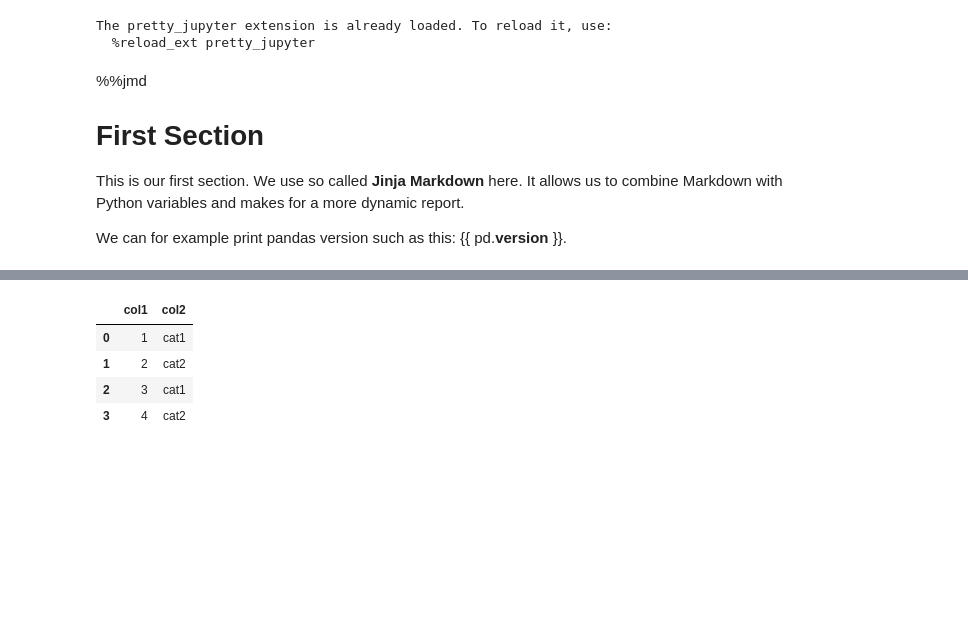
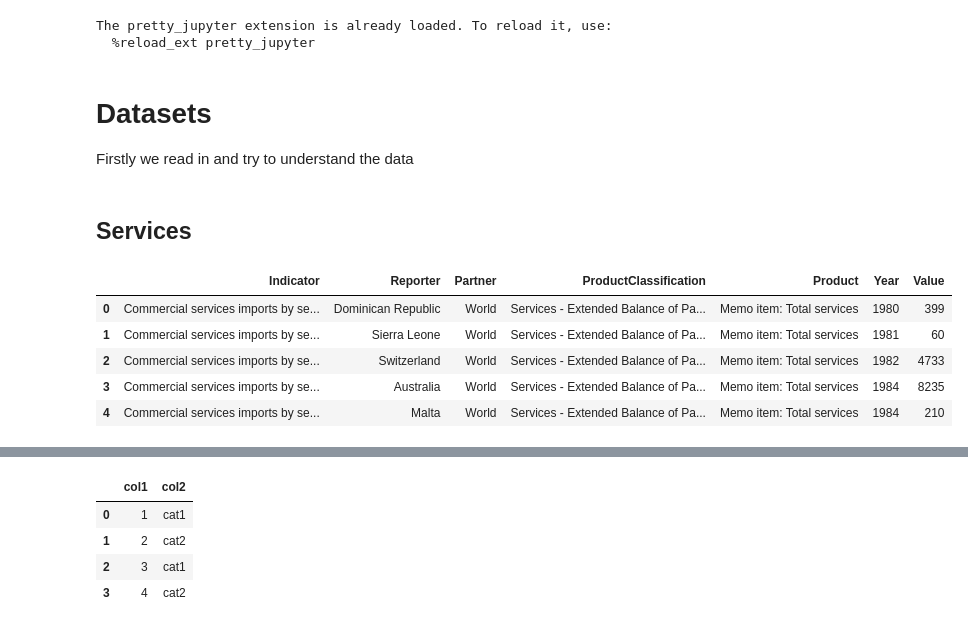
Before and after one commit to gc79mh/DataVis, a Jupyter notebook: Task3/main_PJ.ipynb, the cells around one changed output, grey strips where cells are left out. Drawn from its saved outputs; the diff is of its cells as text; code cells hidden in the pictures; blank space fills up the shorter version.

```diff
--- a/Task3/main_PJ.ipynb
+++ b/Task3/main_PJ.ipynb
@@ -16,10 +32,0 @@ import pandas as pd
-# %% [markdown]
-%%jmd
-
-# First Section
-
-This is our first section. We use so called **Jinja Markdown** here.
-It allows us to combine Markdown with Python variables and makes
-for a more dynamic report.
-
-We can for example print pandas version such as this: {{ pd.__version__ }}.
@@ -25,0 +40,7 @@ We can for example print pandas version such as this: {{ pd.__version__ }}.
+# %% [markdown]
+<!-- %%jmd -->
+
+# Datasets
+[//]: # (-.- .tabset .tabset-pills)
+
+Firstly we read in and try to understand the data
@@ -25,0 +50,12 @@ We can for example print pandas version such as this: {{ pd.__version__ }}.
+# %% [markdown]
+## Services
+# %%
+services.head()
+# services.drop(columns = ["IndicatorCategory", "IndicatorCode", "ReporterCode", "ReporterISO3A", "PartnerCode", "PartnerISO3A", "ProductClassificationCode", "ProductCode", "PeriodCode", "Period", "FrequencyCode", "Frequency", "UnitCode", "ValueFlagCode", "ValueFlag", "Unit"], inplace=True)
+# %% [output]
+|  | Indicator | Reporter | Partner | ProductClassification | Product | Year | Value |
+| 0 | Commercial services imports by se... | Dominican Republic | World | Services - Extended Balance of Pa... | Memo item: Total services | 1980 | 399 |
+| 1 | Commercial services imports by se... | Sierra Leone | World | Services - Extended Balance of Pa... | Memo item: Total services | 1981 | 60 |
+| 2 | Commercial services imports by se... | Switzerland | World | Services - Extended Balance of Pa... | Memo item: Total services | 1982 | 4733 |
+| 3 | Commercial services imports by se... | Australia | World | Services - Extended Balance of Pa... | Memo item: Total services | 1984 | 8235 |
+| 4 | Commercial services imports by se... | Malta | World | Services - Extended Balance of Pa... | Memo item: Total services | 1984 | 210 |
```
Also changed, not shown: parts of 14 cells of this notebook, 1 other file.
